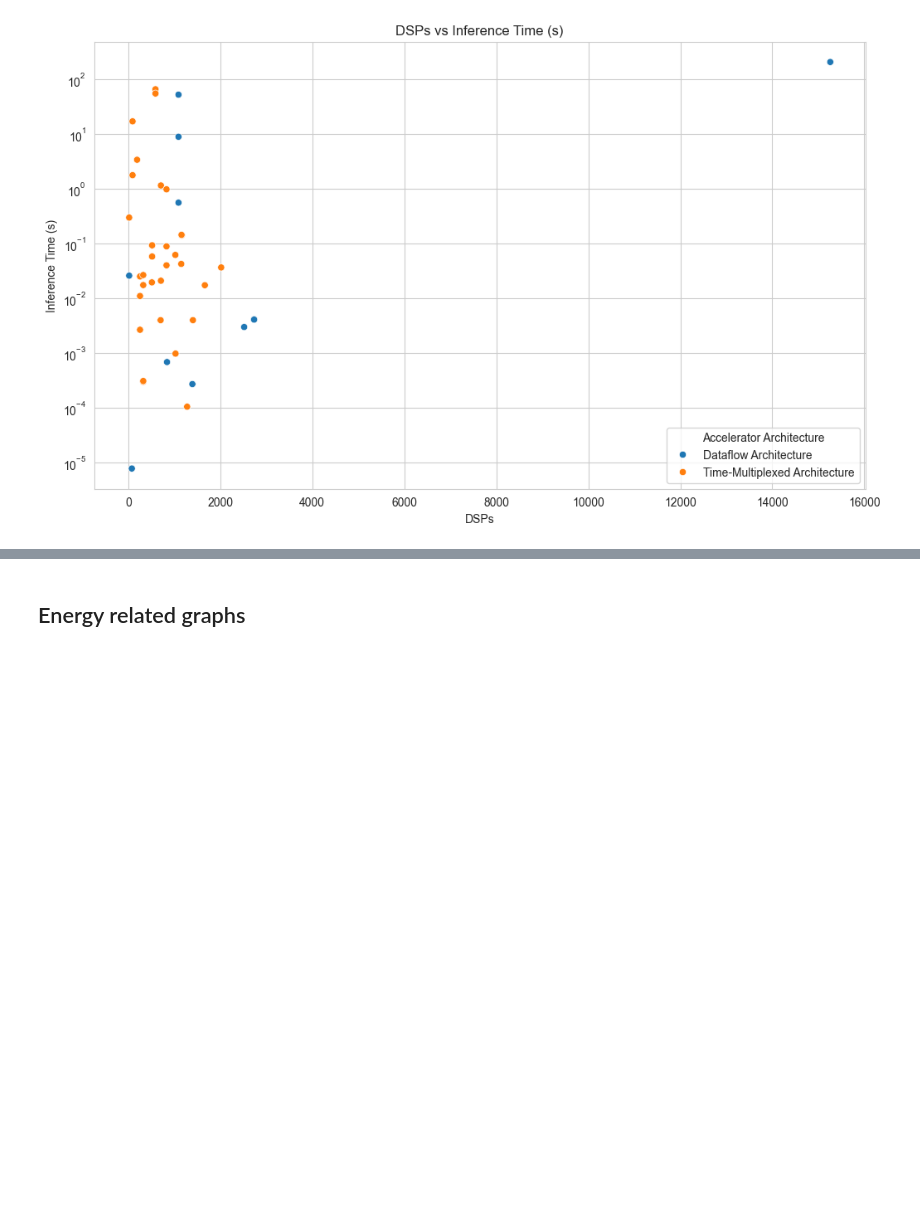
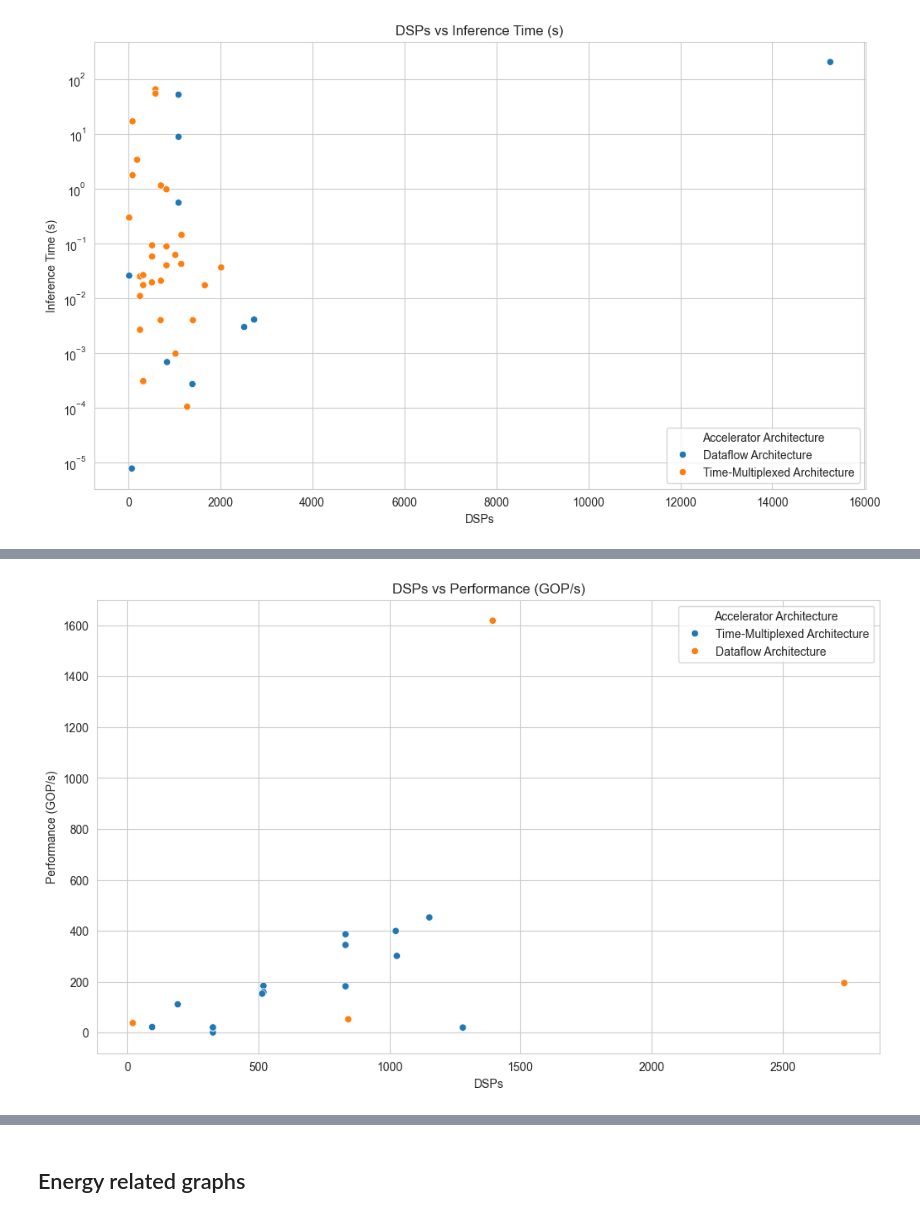
Before and after one commit to asap-space/SPACE_FPGA_NNs_SURVEY_DATA, a Jupyter notebook: Graphs.ipynb, the cells around one changed output, grey strips where cells are left out. Saved outputs shown, nothing was run; the diff lists cells and outputs as text; code cells hidden in the pictures; blank space fills up the shorter version.

```diff
--- a/Graphs.ipynb
+++ b/Graphs.ipynb
@@ -284,0 +357,7 @@ scatter_plot(temp_df, 'BRAM', 'Inference Time (s)', 'BRAM vs Inference Time', hu
+# %%
+temp_df['DSPs'] = temp_df['FPGA Resources Consumption'].apply(extract_dsp)
+temp_df = temp_df.dropna()
+
+scatter_plot(temp_df, 'DSPs', 'Performance (GOP/s)', 'DSPs vs Performance (GOP/s)', hue='Accelerator Architecture', x_log=False, y_log=False, legend_x=1, legend_y=1, legend_xanchor='right', legend_yanchor='upper')
+# %% [output]
+[figure, added]
```
Also changed, not shown: parts of 14 cells of this notebook.
